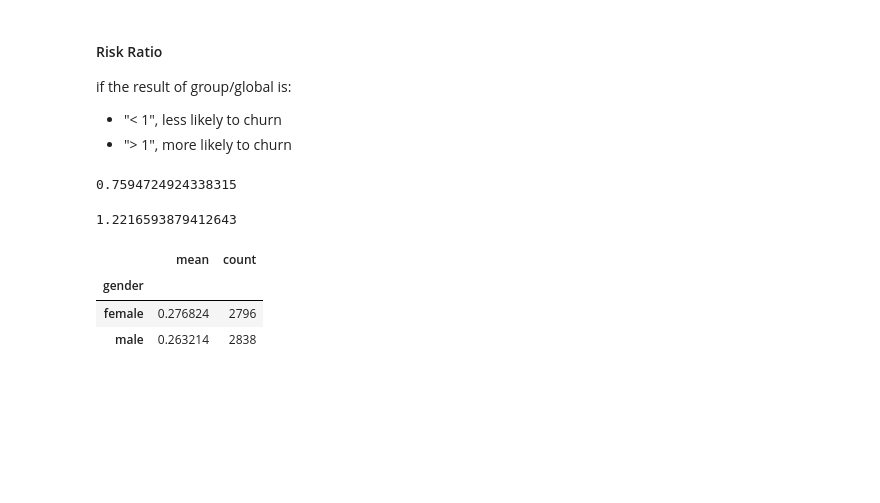
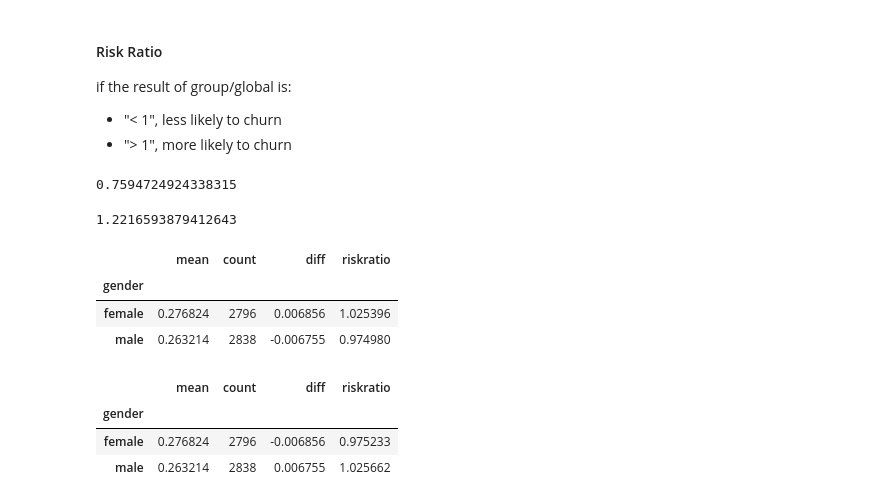
Before and after one commit to harg74/ML_ZoomCamp_2022, a Jupyter notebook: 3-Machine_Learning_for_Classification/03-machine_learning_for_classification.ipynb, the cells around one changed output. Saved outputs shown, nothing was run; the diff lists cells and outputs as text; code cells hidden in the pictures; blank space fills up the shorter version.

Commit message:
## 3.5 Feature importance: Churn rate and risk ratio & 3.6 Feature importance: Mutual information

```diff
--- a/3-Machine_Learning_for_Classification/03-machine_learning_for_classification.ipynb
+++ b/3-Machine_Learning_for_Classification/03-machine_learning_for_classification.ipynb
@@ -278,9 +279,21 @@ churn_no_partner/global_churn_rate
 1.2216593879412643
 # %%
 df_group = df_full_train.groupby('gender').churn.agg(['mean', 'count'])
+df_group['diff'] = df_group['mean'] - global_churn_rate
+df_group['riskratio'] = df_group['mean']/global_churn_rate
 df_group
 # %% [output]
-|  | mean | count |
-| gender |  |  |
-| female | 0.276824 | 2796 |
-| male | 0.263214 | 2838 |
+|  | mean | count | diff | riskratio |
+| gender |  |  |  |  |
+| female | 0.276824 | 2796 | 0.006856 | 1.025396 |
+| male | 0.263214 | 2838 | -0.006755 | 0.974980 |
+# %%
+df_group = df_full_train.groupby('gender').churn.agg(['mean', 'count'])
+df_group['diff'] = global_churn_rate - df_group['mean']
+df_group['riskratio'] = global_churn_rate / df_group['mean']
+df_group
+# %% [output]
+|  | mean | count | diff | riskratio |
+| gender |  |  |  |  |
+| female | 0.276824 | 2796 | -0.006856 | 0.975233 |
+| male | 0.263214 | 2838 | 0.006755 | 1.025662 |
```
Also changed, not shown: parts of 10 cells of this notebook.
